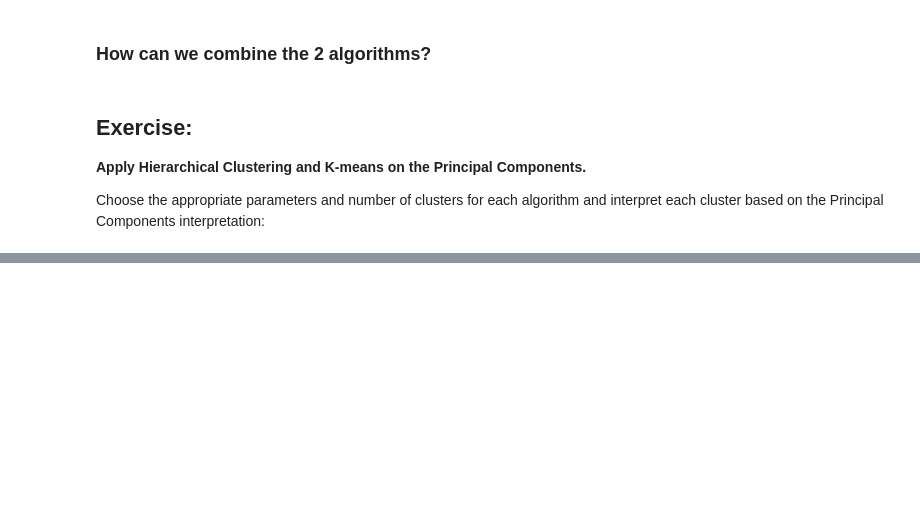
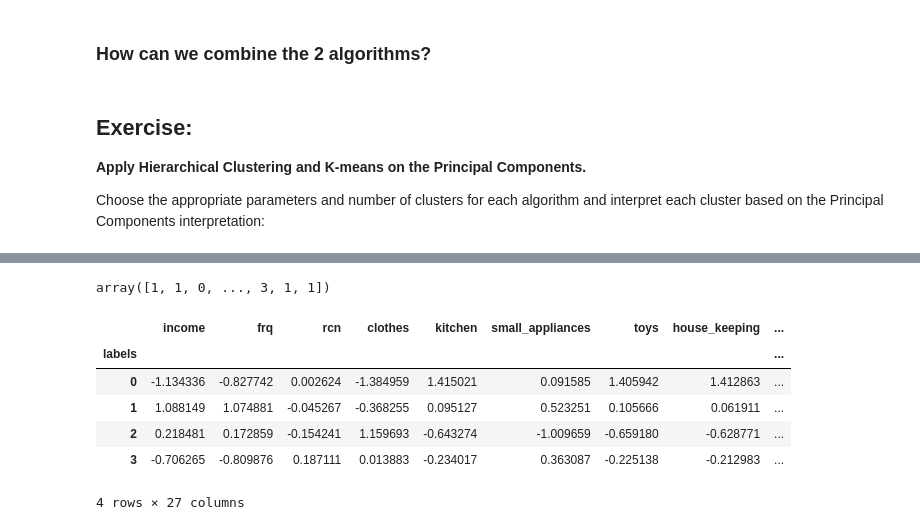
Before and after one commit to mdurham922/Data-Mining-21-22, a Jupyter notebook: notebooks/lab10_kmeans_clustering.ipynb, the cells around one changed output, grey strips where cells are left out. Drawn from its saved outputs; the diff is of its cells as text; code cells hidden in the pictures; blank space fills up the shorter version.

```diff
--- a/notebooks/lab10_kmeans_clustering.ipynb
+++ b/notebooks/lab10_kmeans_clustering.ipynb
@@ -266,0 +395,19 @@ Choose the appropriate parameters and number of clusters for each algorithm and
+# %%
+# final cluster solution
+number_clusters = 4
+kmclust = KMeans(n_clusters=number_clusters, init='k-means++', n_init=15, random_state=1)
+km_labels = kmclust.fit_predict(df[pc_features])
+km_labels
+# %% [output]
+array([1, 1, 0, ..., 3, 1, 1])
+# %%
+df_concat = pd.concat((df, pd.Series(km_labels, name='labels')), axis=1)
+df_concat.groupby('labels').mean()
+# %% [output]
+|  | income | frq | rcn | clothes | kitchen | small_appliances | toys | house_keeping | ... |
+| labels |  |  |  |  |  |  |  |  | ... |
+| 0 | -1.134336 | -0.827742 | 0.002624 | -1.384959 | 1.415021 | 0.091585 | 1.405942 | 1.412863 | ... |
+| 1 | 1.088149 | 1.074881 | -0.045267 | -0.368255 | 0.095127 | 0.523251 | 0.105666 | 0.061911 | ... |
+| 2 | 0.218481 | 0.172859 | -0.154241 | 1.159693 | -0.643274 | -1.009659 | -0.659180 | -0.628771 | ... |
+| 3 | -0.706265 | -0.809876 | 0.187111 | 0.013883 | -0.234017 | 0.363087 | -0.225138 | -0.212983 | ... |
+4 rows × 27 columns
```
Also changed, not shown: parts of 6 cells of this notebook.
